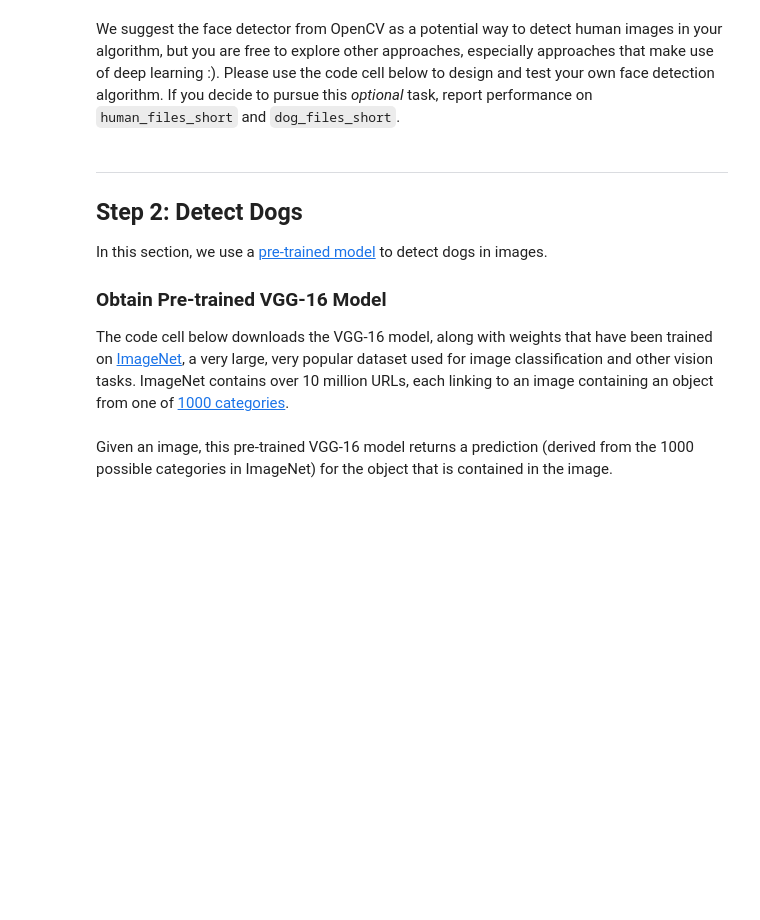
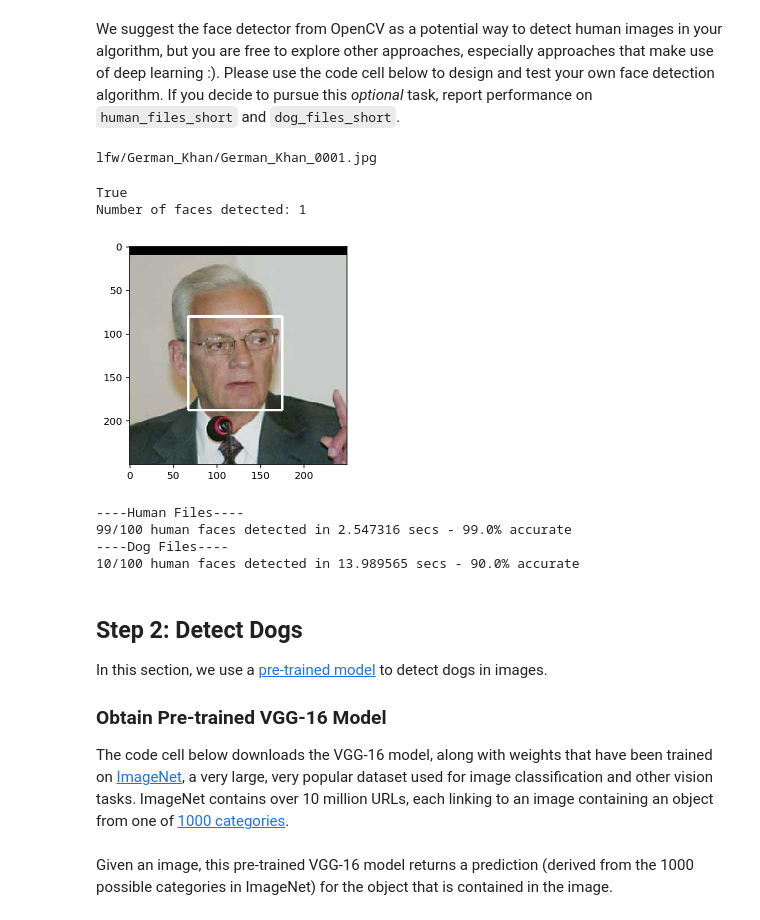
Before and after one commit to justinbellucci/dog_breed_classifier_app, a Jupyter notebook: dog_app.ipynb, the cells around one changed output. Drawn from its saved outputs; the diff is of its cells as text; code cells hidden in the pictures; blank space fills up the shorter version.

Commit message:
Add HOG face detector algorithm

```diff
--- a/dog_app.ipynb
+++ b/dog_app.ipynb
@@ -188,0 +183,4 @@ We suggest the face detector from OpenCV as a potential way to detect human imag
+# %%
+print(human_files_short[0])
+# %% [output]
+lfw/German_Khan/German_Khan_0001.jpg
@@ -189,5 +192,66 @@ We suggest the face detector from OpenCV as a potential way to detect human imag
+# %%
+### (Optional)
+### TODO: Test performance of another face detection algorithm.
+### Feel free to use as many code cells as needed.
+import dlib
+from imutils import face_utils
+
+img = dlib.load_rgb_image(human_files_short[67])
+# img = dlib.load_rgb_image(dog_files_short[0])
+face_detector = dlib.get_frontal_face_detector()
+rects = face_detector(img, 1)
+print(len(rects) > 0)
+
+for (i, rect) in enumerate(rects):
+    (x, y, w, h) = face_utils.rect_to_bb(rect)
+    cv2.rectangle(img, (x, y), (x + w, y + h), (255, 255, 255), 2)
+
+# print number of faces detected in the image
+print('Number of faces detected:', len(rects))
+
+# convert BGR image to RGB for plotting
+# cv_rgb = cv2.cvtColor(img, cv2.COLOR_BGR2RGB)
+plt.imshow(img)
+plt.show()
+# %% [output]
+True
+Number of faces detected: 1
+[figure, added]
+# %%
+count = 0
+hum_file, dog_file = [], []
+detector = dlib.get_frontal_face_detector()
+
+start_time = time()
+for image in human_files_short:
+    rects = face_detector_HOG(image, detector)
+    count += rects
+
+end_time = time()
+tot_time = end_time - start_time
+print('----Human Files----')
+print('{}/{} human faces detected in {:5f} secs - {}% accurate'.format(count,
+      len(human_files_short), tot_time, count/len(human_files_short)*100))
+
+count = 0
+start_time = time()
+for image in dog_files_short:
+    rects = face_detector_HOG(image, detector)
+    count += rects
+
+end_time = time()
+tot_time = end_time - start_time
+print('----Dog Files----')
+print('{}/{} human faces detected in {:5f} secs - {}% accurate'.format(count, len(dog_files_short),
+                                                                       tot_time,
+                                                                       (len(dog_files_short)-count)/
+                                                                       len(dog_files_short)*100))
+# %% [output]
+----Human Files----
+99/100 human faces detected in 2.547316 secs - 99.0% accurate
+----Dog Files----
+10/100 human faces detected in 13.989565 secs - 90.0% accurate
 # %% [markdown]
----
 <a id='step2'></a>
 ## Step 2: Detect Dogs
 
```
Also changed, not shown: parts of 4 cells of this notebook.
